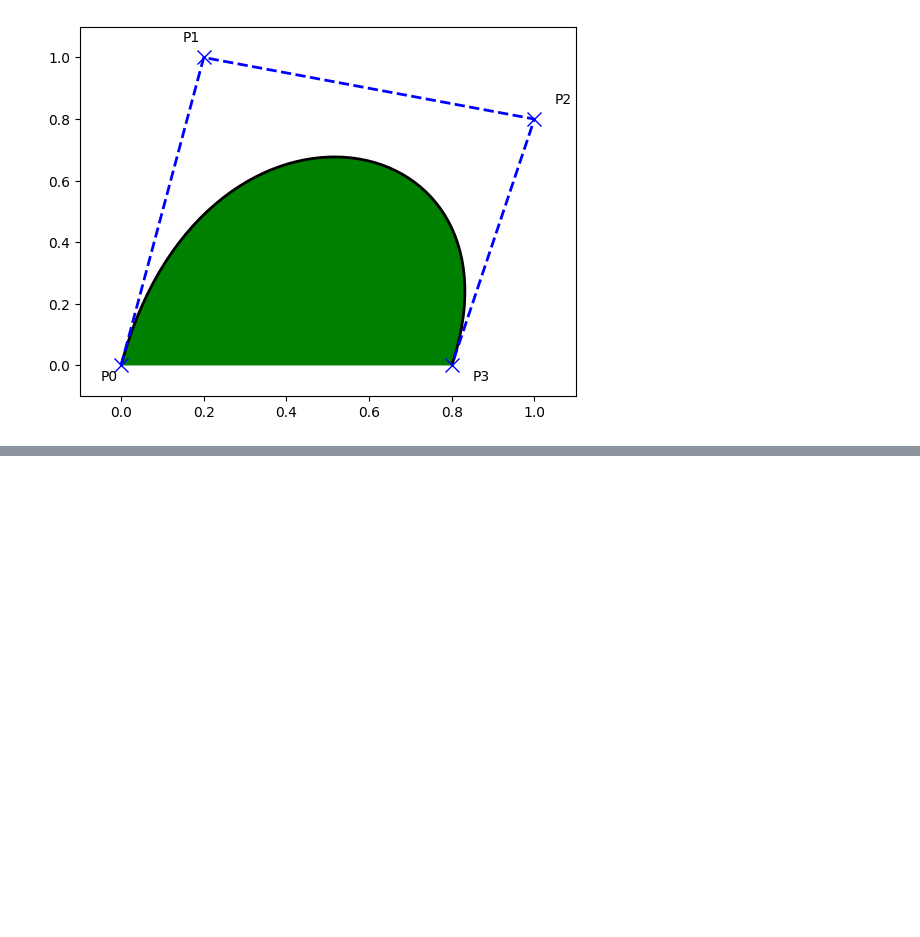
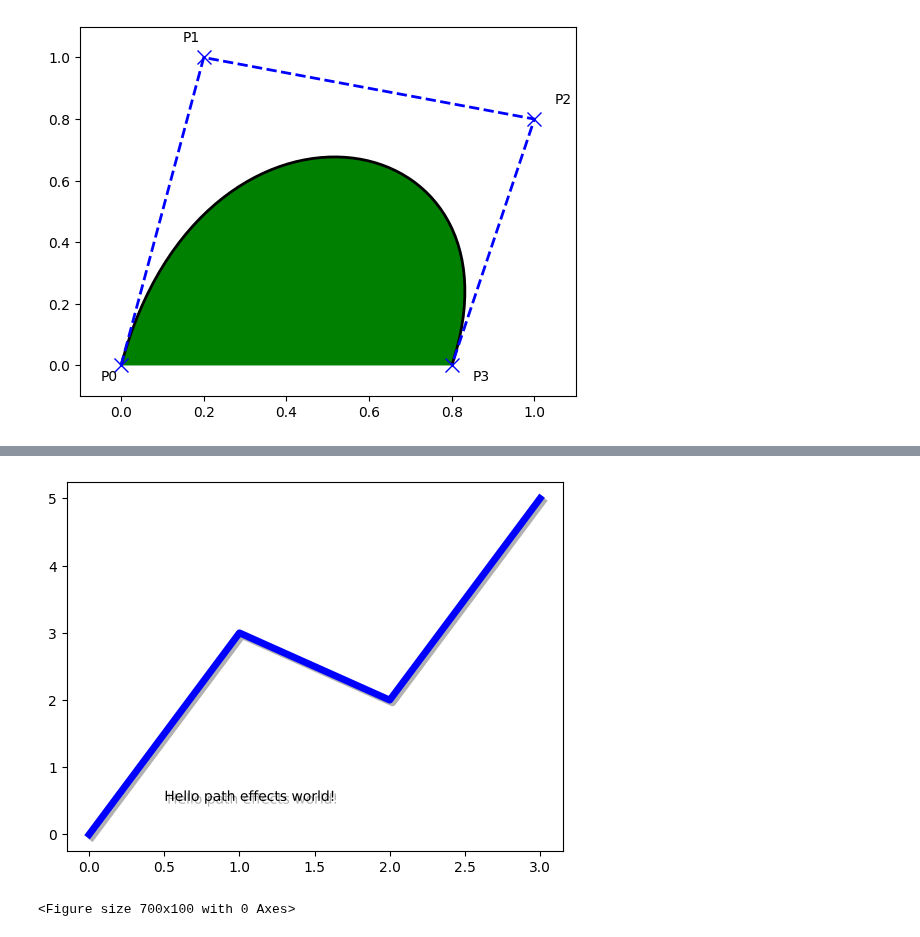
Before and after one commit to manasesmutembei11/ML, a Jupyter notebook: matplotlib/matplotlib_artists.ipynb, the cells around one changed output, grey strips where cells are left out. Saved outputs shown, nothing was run; the diff lists cells and outputs as text; code cells hidden in the pictures; blank space fills up the shorter version.

Commit message:
Artists (Paths)

```diff
--- a/matplotlib/matplotlib_artists.ipynb
+++ b/matplotlib/matplotlib_artists.ipynb
@@ -206,0 +214,24 @@ plt.show()
+# %%
+#Adding a shadow
+import matplotlib.patheffects as path_effects
+
+text = plt.text(0.5, 0.5, 'Hello path effects world!',
+                path_effects=[path_effects.withSimplePatchShadow()])
+
+plt.plot([0, 3, 2, 5], linewidth=5, color='blue',
+         path_effects=[path_effects.SimpleLineShadow(),
+                       path_effects.Normal()])
+plt.show()
+# %% [output]
+[figure, added]
+# %%
+#Making an artist stand out
+fig = plt.figure(figsize=(7, 1))
+text = fig.text(0.5, 0.5, 'This text stands out because of\n'
+                          'its black border.', color='white',
+                          ha='center', va='center', size=30)
+text.set_path_effects([path_effects.Stroke(linewidth=3, foreground='black'),
+                       path_effects.Normal()])
+plt.show()
+# %% [output]
+<Figure size 700x100 with 0 Axes>
```
Also changed, not shown: parts of 1 cell of this notebook.
